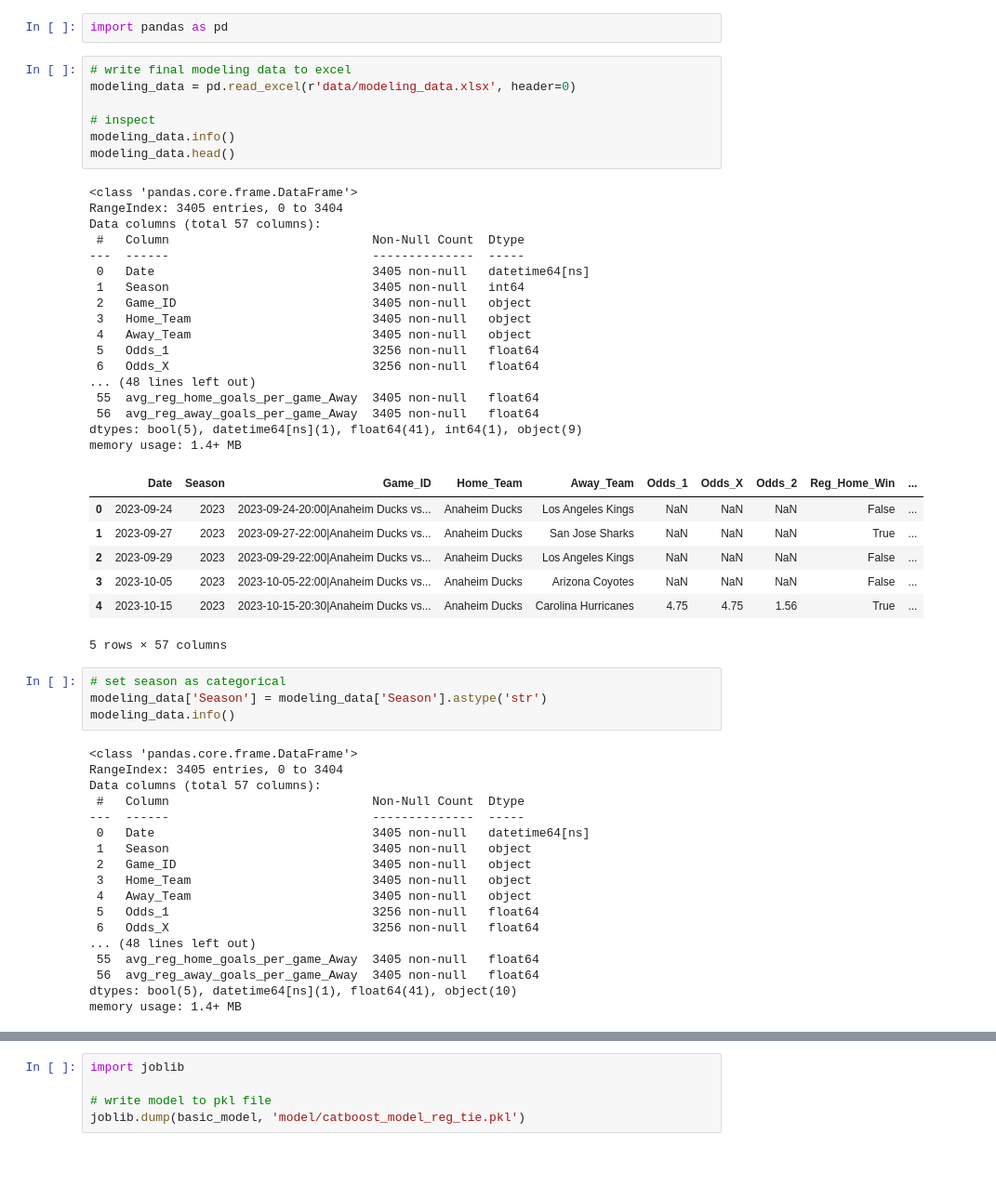
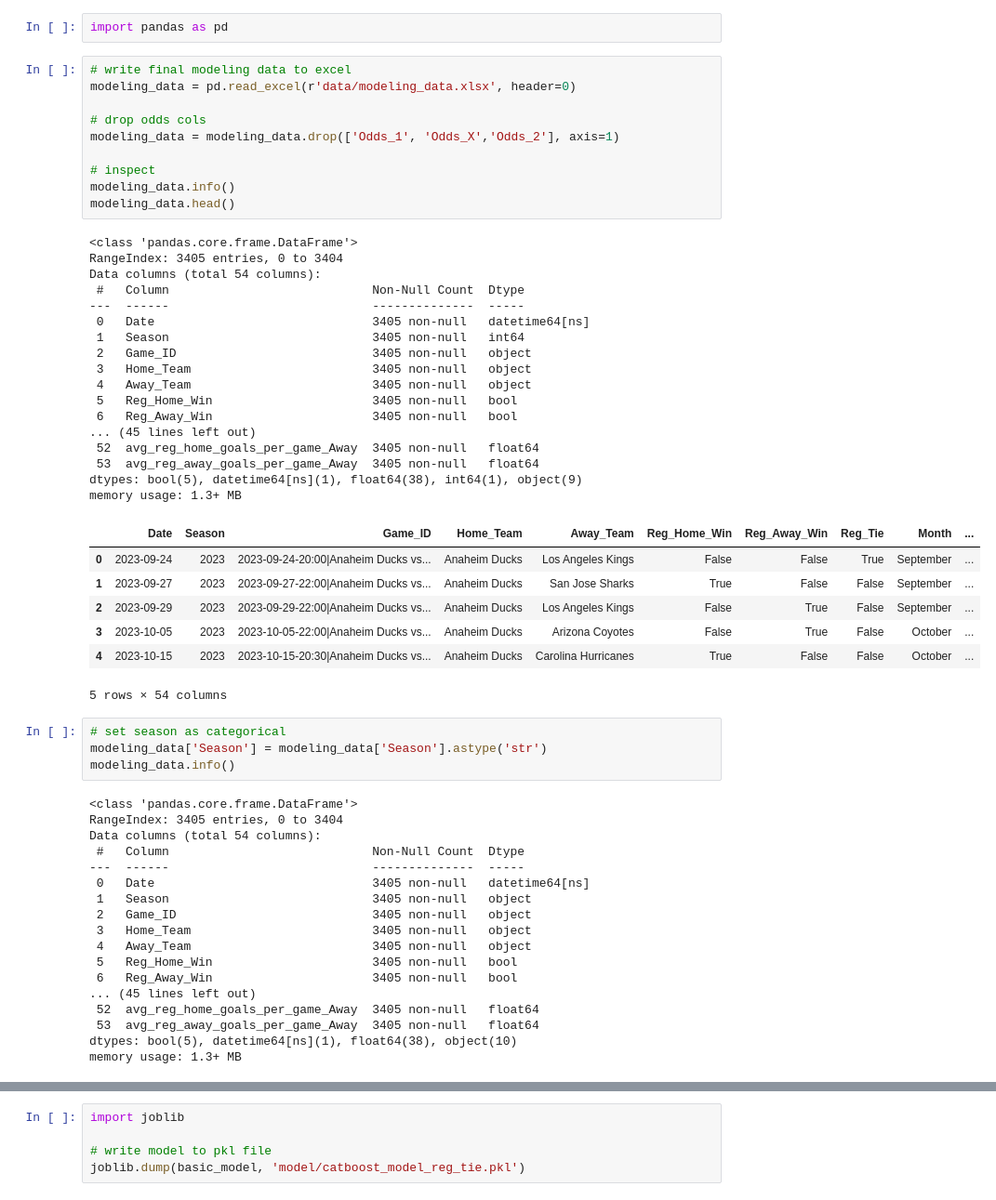
Before and after one commit to emmettd247/SportOnIce, a Jupyter notebook: predict_reg_tie.ipynb, the cells around one changed output, grey strips where cells are left out. Shown: that part at 93% size. Saved outputs shown, nothing was run; the diff lists cells and outputs as text; blank space fills up the shorter version.

```diff
--- a/predict_reg_tie.ipynb
+++ b/predict_reg_tie.ipynb
@@ -5,35 +5,38 @@ import pandas as pd
 # %%
 # write final modeling data to excel
 modeling_data = pd.read_excel(r'data/modeling_data.xlsx', header=0)
 
+# drop odds cols
+modeling_data = modeling_data.drop(['Odds_1', 'Odds_X','Odds_2'], axis=1)
+
 # inspect
 modeling_data.info()
 modeling_data.head()
 # %% [output]
 <class 'pandas.core.frame.DataFrame'>
 RangeIndex: 3405 entries, 0 to 3404
-Data columns (total 57 columns):
+Data columns (total 54 columns):
  #   Column                            Non-Null Count  Dtype
 ---  ------                            --------------  -----
  0   Date                              3405 non-null   datetime64[ns]
  1   Season                            3405 non-null   int64
  2   Game_ID                           3405 non-null   object
  3   Home_Team                         3405 non-null   object
  4   Away_Team                         3405 non-null   object
- 5   Odds_1                            3256 non-null   float64
- 6   Odds_X                            3256 non-null   float64
-... (48 lines left out)
- 55  avg_reg_home_goals_per_game_Away  3405 non-null   float64
- 56  avg_reg_away_goals_per_game_Away  3405 non-null   float64
-dtypes: bool(5), datetime64[ns](1), float64(41), int64(1), object(9)
-memory usage: 1.4+ MB
+ 5   Reg_Home_Win                      3405 non-null   bool
+ 6   Reg_Away_Win                      3405 non-null   bool
+... (45 lines left out)
+ 52  avg_reg_home_goals_per_game_Away  3405 non-null   float64
+ 53  avg_reg_away_goals_per_game_Away  3405 non-null   float64
+dtypes: bool(5), datetime64[ns](1), float64(38), int64(1), object(9)
+memory usage: 1.3+ MB
-|  | Date | Season | Game_ID | Home_Team | Away_Team | Odds_1 | Odds_X | Odds_2 | Reg_Home_Win | ... |
-| 0 | 2023-09-24 | 2023 | 2023-09-24-20:00|Anaheim Ducks vs... | Anaheim Ducks | Los Angeles Kings | NaN | NaN | NaN | False | ... |
-| 1 | 2023-09-27 | 2023 | 2023-09-27-22:00|Anaheim Ducks vs... | Anaheim Ducks | San Jose Sharks | NaN | NaN | NaN | True | ... |
-| 2 | 2023-09-29 | 2023 | 2023-09-29-22:00|Anaheim Ducks vs... | Anaheim Ducks | Los Angeles Kings | NaN | NaN | NaN | False | ... |
-| 3 | 2023-10-05 | 2023 | 2023-10-05-22:00|Anaheim Ducks vs... | Anaheim Ducks | Arizona Coyotes | NaN | NaN | NaN | False | ... |
-| 4 | 2023-10-15 | 2023 | 2023-10-15-20:30|Anaheim Ducks vs... | Anaheim Ducks | Carolina Hurricanes | 4.75 | 4.75 | 1.56 | True | ... |
+|  | Date | Season | Game_ID | Home_Team | Away_Team | Reg_Home_Win | Reg_Away_Win | Reg_Tie | Month | ... |
+| 0 | 2023-09-24 | 2023 | 2023-09-24-20:00|Anaheim Ducks vs... | Anaheim Ducks | Los Angeles Kings | False | False | True | September | ... |
+| 1 | 2023-09-27 | 2023 | 2023-09-27-22:00|Anaheim Ducks vs... | Anaheim Ducks | San Jose Sharks | True | False | False | September | ... |
+| 2 | 2023-09-29 | 2023 | 2023-09-29-22:00|Anaheim Ducks vs... | Anaheim Ducks | Los Angeles Kings | False | True | False | September | ... |
+| 3 | 2023-10-05 | 2023 | 2023-10-05-22:00|Anaheim Ducks vs... | Anaheim Ducks | Arizona Coyotes | False | True | False | October | ... |
+| 4 | 2023-10-15 | 2023 | 2023-10-15-20:30|Anaheim Ducks vs... | Anaheim Ducks | Carolina Hurricanes | True | False | False | October | ... |
-5 rows × 57 columns
+5 rows × 54 columns
 # %%
 # set season as categorical
 modeling_data['Season'] = modeling_data['Season'].astype('str')
@@ -41,7 +44,7 @@ modeling_data.info()
 # %% [output]
 <class 'pandas.core.frame.DataFrame'>
 RangeIndex: 3405 entries, 0 to 3404
-Data columns (total 57 columns):
+Data columns (total 54 columns):
  #   Column                            Non-Null Count  Dtype
 ---  ------                            --------------  -----
  0   Date                              3405 non-null   datetime64[ns]
@@ -49,10 +52,10 @@ Data columns (total 57 columns):
  2   Game_ID                           3405 non-null   object
  3   Home_Team                         3405 non-null   object
  4   Away_Team                         3405 non-null   object
- 5   Odds_1                            3256 non-null   float64
- 6   Odds_X                            3256 non-null   float64
-... (48 lines left out)
- 55  avg_reg_home_goals_per_game_Away  3405 non-null   float64
- 56  avg_reg_away_goals_per_game_Away  3405 non-null   float64
-dtypes: bool(5), datetime64[ns](1), float64(41), object(10)
-memory usage: 1.4+ MB
+ 5   Reg_Home_Win                      3405 non-null   bool
+ 6   Reg_Away_Win                      3405 non-null   bool
+... (45 lines left out)
+ 52  avg_reg_home_goals_per_game_Away  3405 non-null   float64
+ 53  avg_reg_away_goals_per_game_Away  3405 non-null   float64
+dtypes: bool(5), datetime64[ns](1), float64(38), object(10)
+memory usage: 1.3+ MB
```
Also changed, not shown: parts of 13 cells of this notebook, 9 other files.
